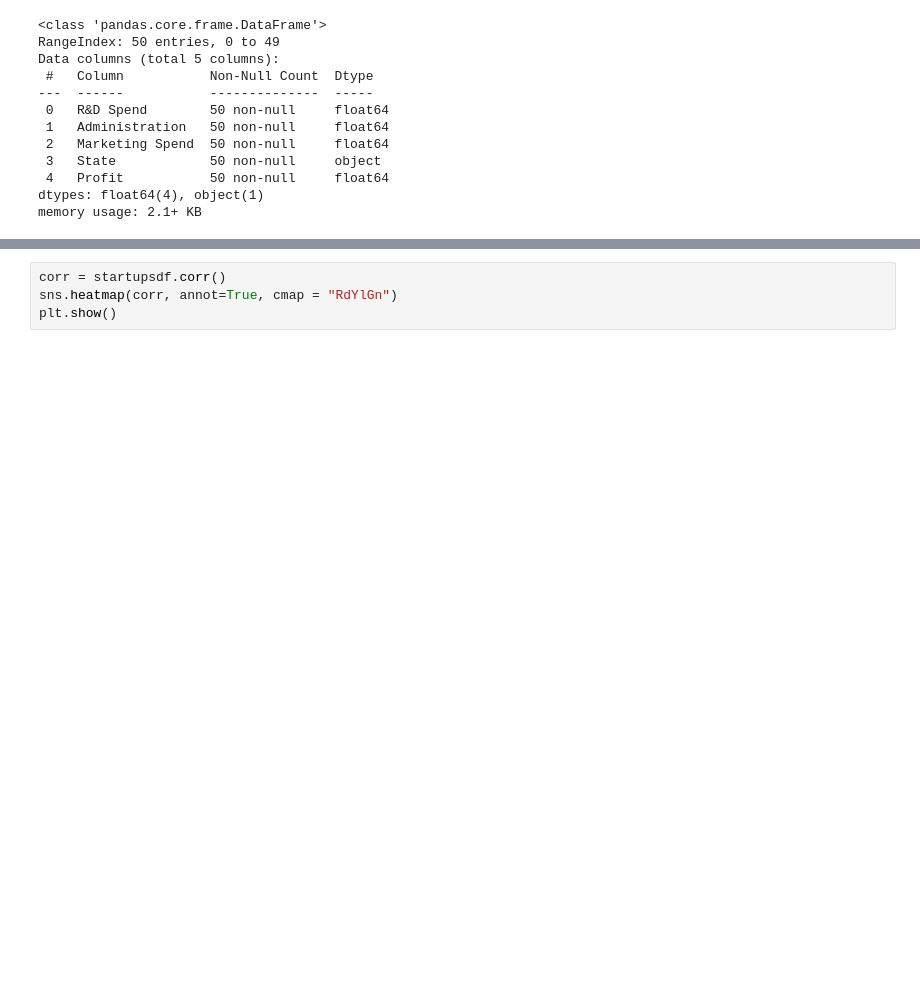
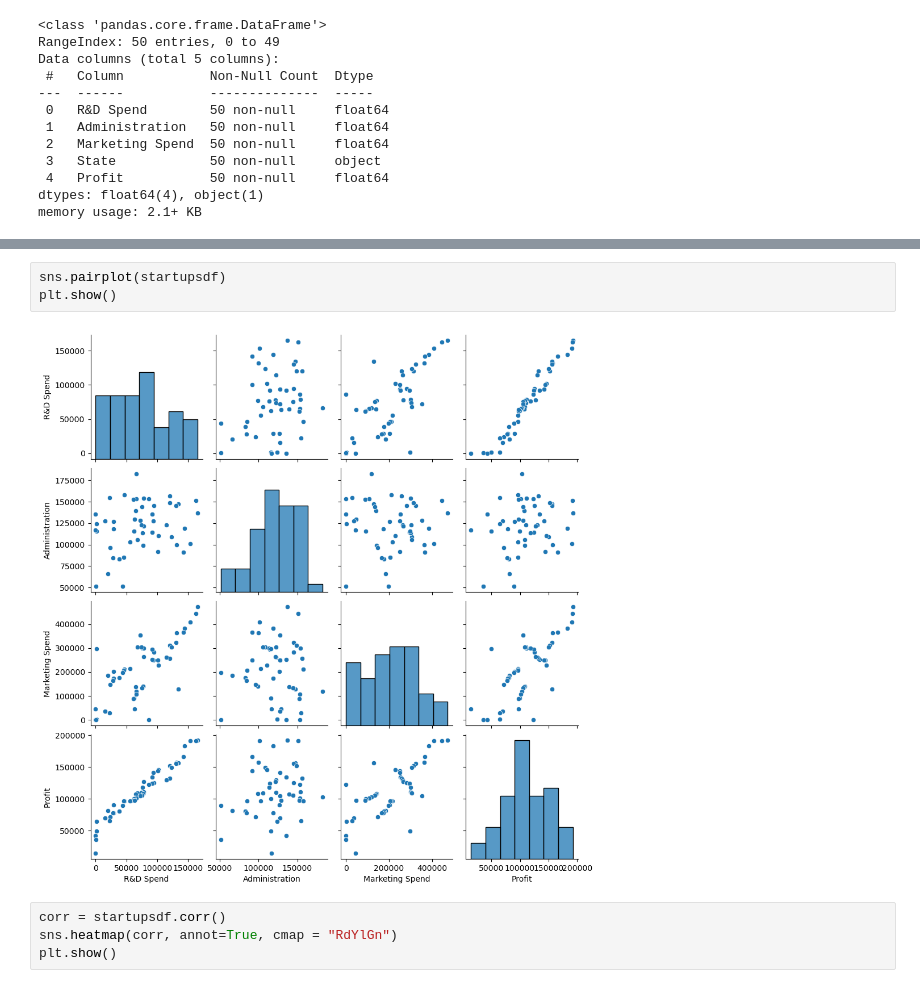
Before and after one commit to TKQhena/50_Startups_Regression-MLG_Assingment3-, a Jupyter notebook: MLG_Assingment_3(Start_UP).ipynb, the cells around one changed output, grey strips where cells are left out. Saved outputs shown, nothing was run; the diff lists cells and outputs as text; blank space fills up the shorter version.

```diff
--- a/MLG_Assingment_3(Start_UP).ipynb
+++ b/MLG_Assingment_3(Start_UP).ipynb
@@ -63,3 +91,8 @@ memory usage: 2.1+ KB
+# %%
+sns.pairplot(startupsdf)
+plt.show()
+# %% [output]
+[figure, added]
 # %%
 corr = startupsdf.corr()
 sns.heatmap(corr, annot=True, cmap = "RdYlGn")
```
Also changed, not shown: parts of 6 cells of this notebook.
